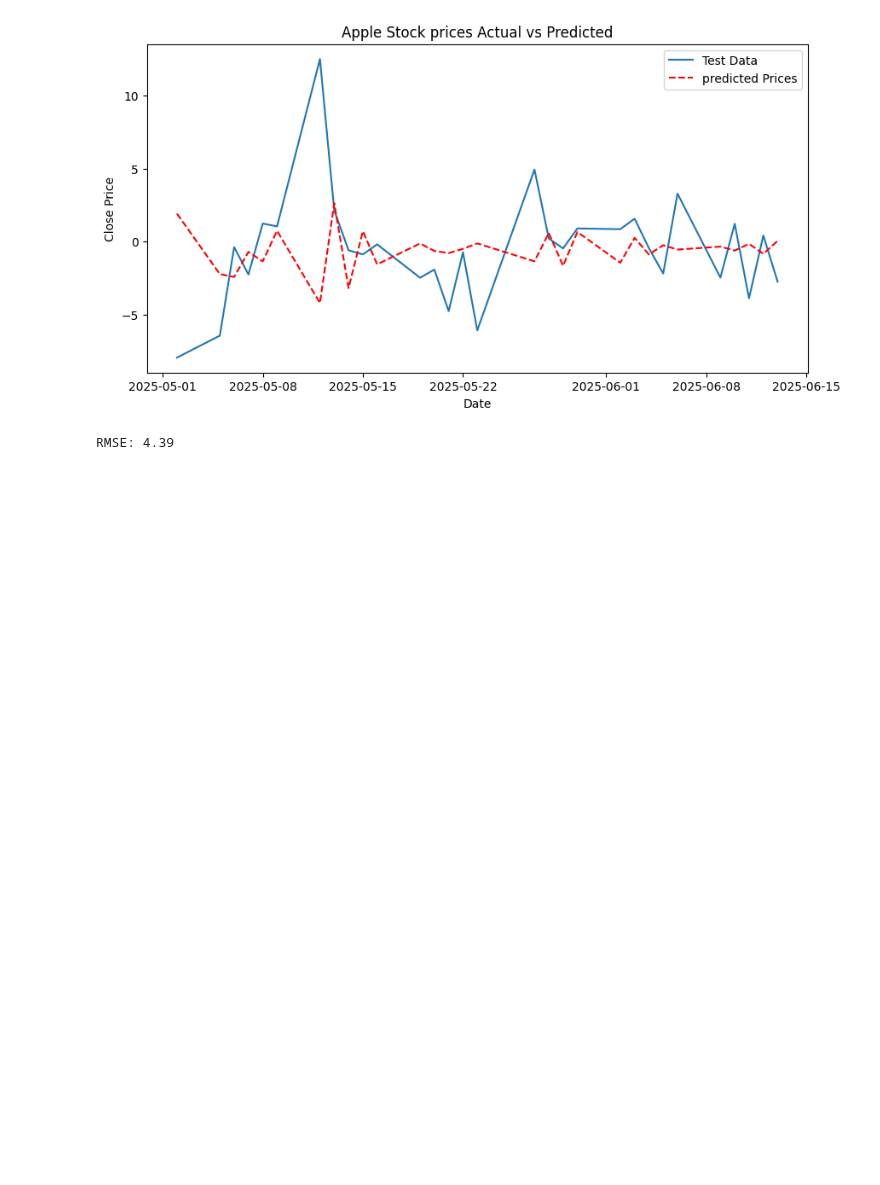
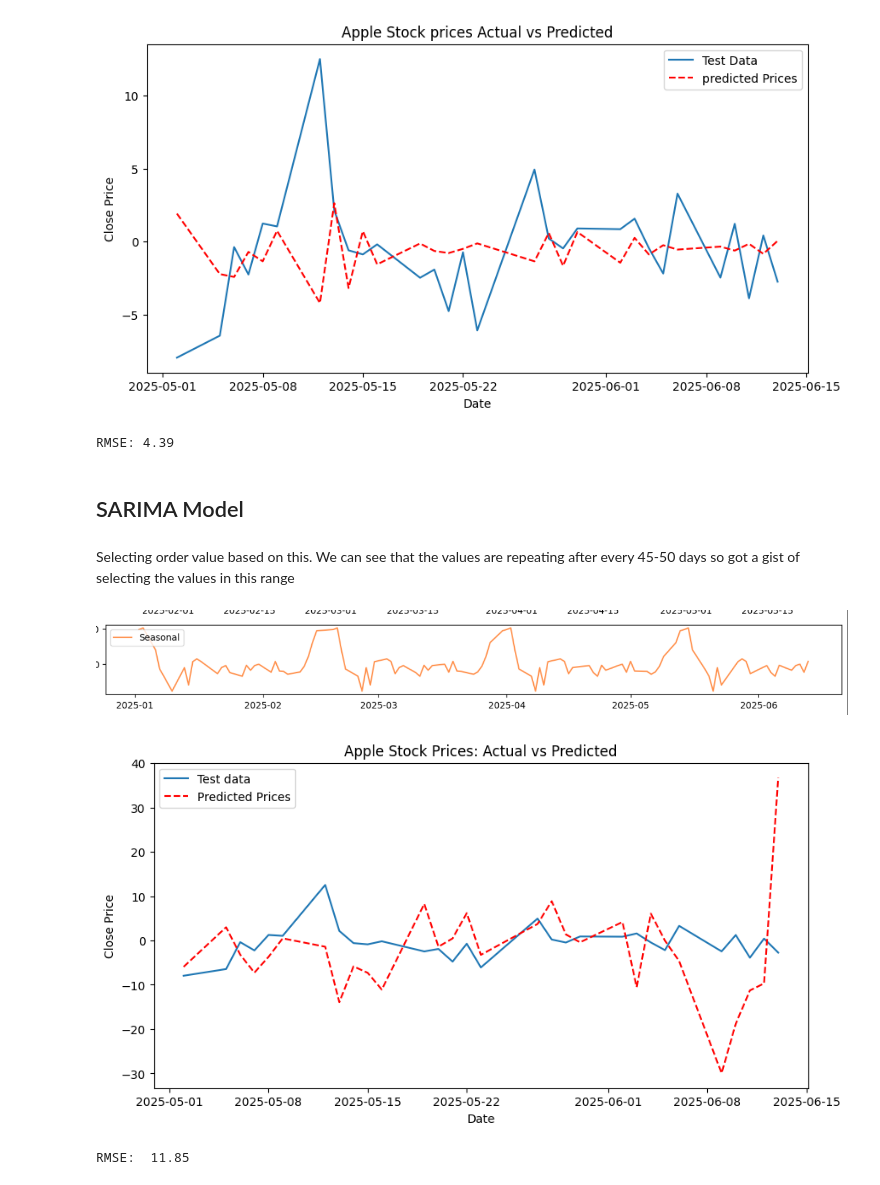
Before and after one commit to itzuditsharma/Time-Series-Analysis, a Jupyter notebook: 01_Temporal_Components.ipynb, the cells around one changed output. Cells and saved outputs as stored; diff of their text form; code cells hidden in the pictures; blank space fills up the shorter version.

```diff
--- a/01_Temporal_Components.ipynb
+++ b/01_Temporal_Components.ipynb
@@ -654,3 +654,42 @@ print(f"RMSE: {rmse}")
 # %% [output]
 [figure]
 RMSE: 4.39
+# %% [markdown]
+## SARIMA Model
+# %% [markdown]
+Selecting order value based on this.
+We can see that the values are repeating after every 45-50 days so got a gist of selecting the values in this range
+# %% [markdown]
+![image.png](attachment:image.png)
+# %%
+from statsmodels.tsa.statespace.sarimax import SARIMAX
+
+p, d, q = 5, 1, 5   # Selected these valeus via hit and trial
+P, D, Q, s = 1, 1, 1, 45
+
+# Fit the SARIMA model
+model = SARIMAX(train_data, order=(p, d, q), seasonal_order=(P, D, Q, s))
+model_fit = model.fit()
+
+# Make predictions on the test data
+predictions = model_fit.predict(
+    start=len(train_data),
+    end=len(train_data) + len(test_data)-1,
+    dynamic=False)
+
+# Plot the actual vs predicted values
+plt.figure(figsize=(10, 5))
+plt.plot(test_data.index, test_data, label='Test data')
+plt.plot(test_data.index, predictions, color='red', linestyle='--', label='Predicted Prices')
+plt.title('Apple Stock Prices: Actual vs Predicted')
+plt.xlabel('Date')
+plt.ylabel('Close Price')
+plt.legend()
+plt.show()
+
+# evaluating model using RMSE score
+rmse = round(np.sqrt(mean_squared_error(test_data, predictions)),2)
+print('RMSE: ',rmse)
+# %% [output]
+[figure, added]
+RMSE:  11.85
```
Also changed, not shown: parts of 6 cells of this notebook.
